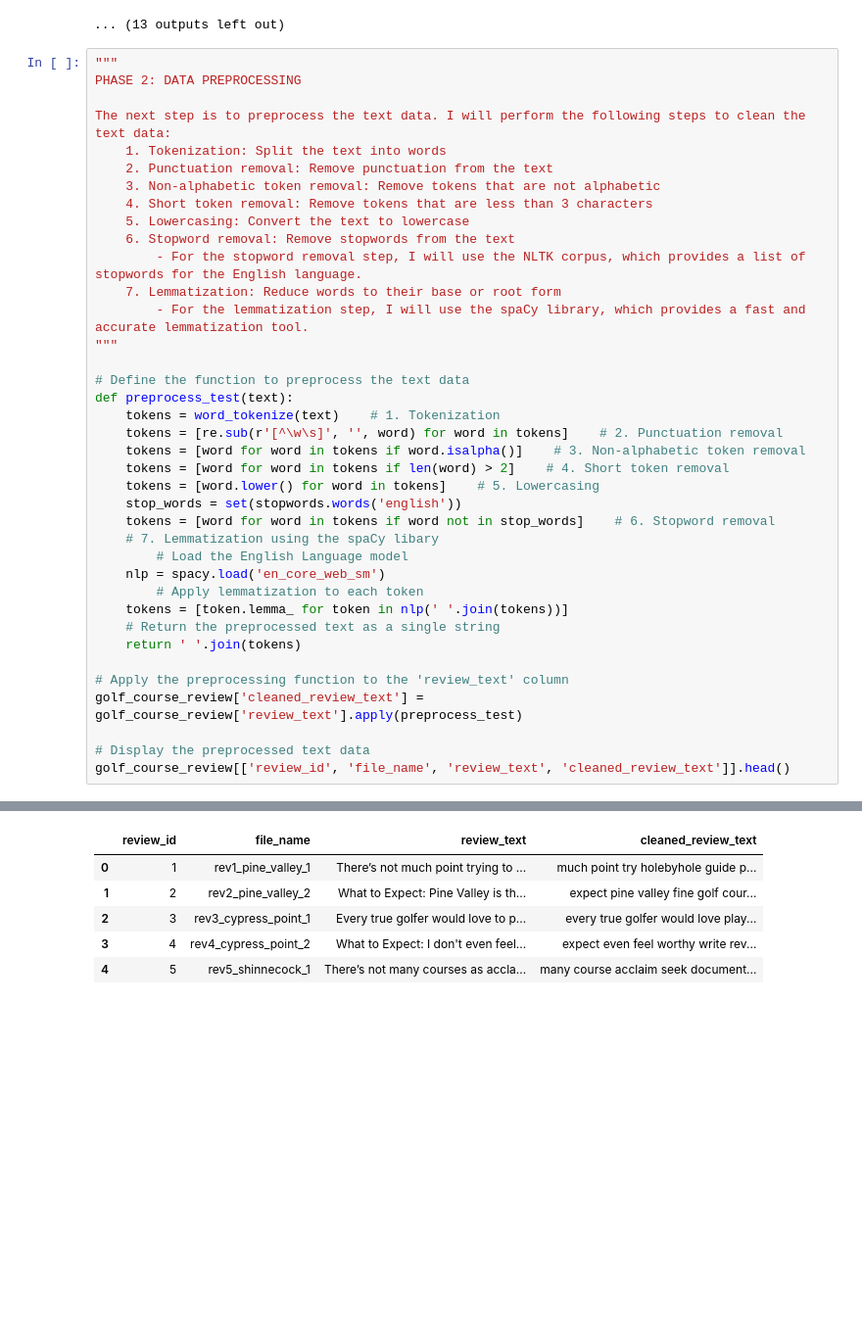
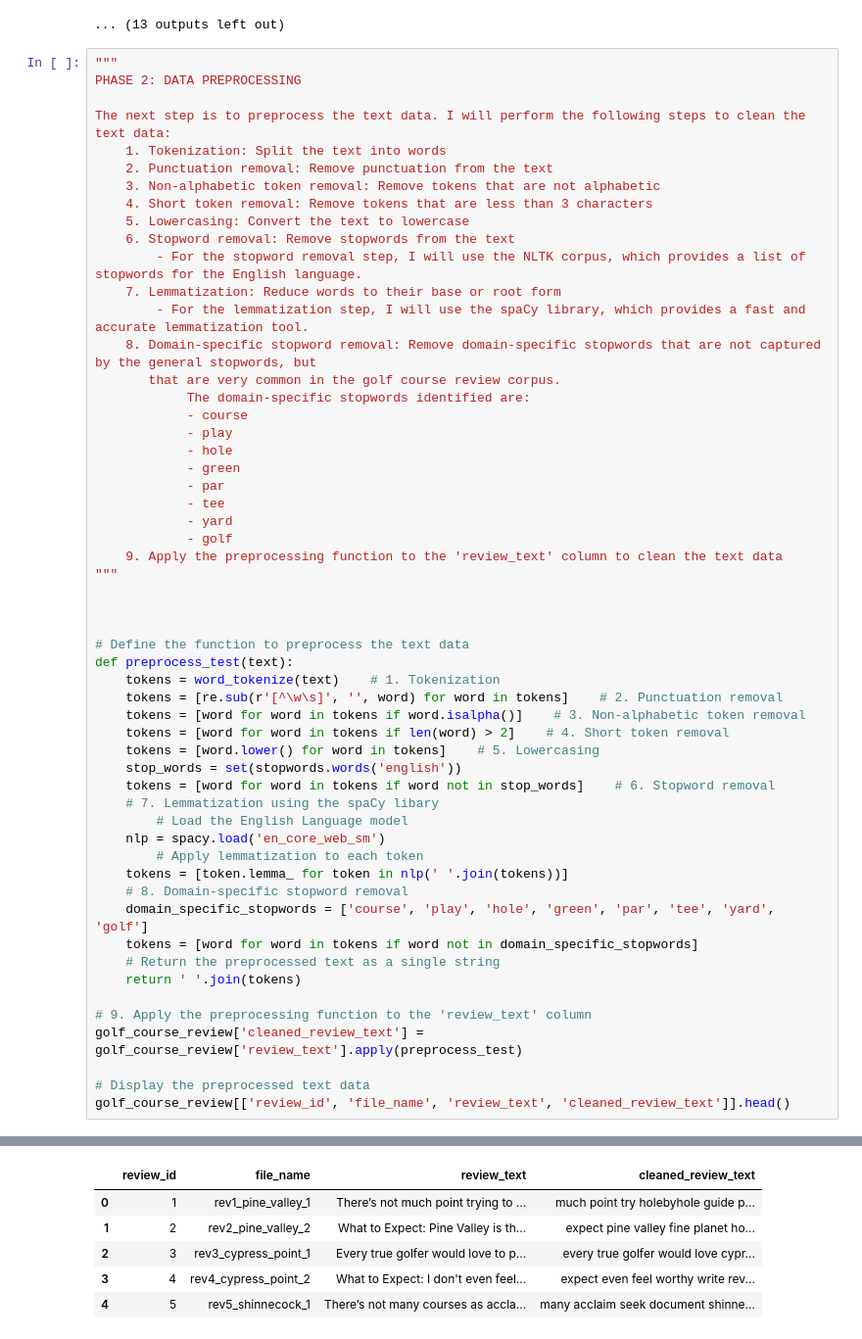
Before and after one commit to stefanjenss/Natural_Language_Processing, a Jupyter notebook: MSDS_453_Term_Project/V1_top_courses_NLP_code.ipynb, the cells around one changed output, grey strips where cells are left out. Shown at 98% size. Drawn from its saved outputs; the diff is of its cells as text; blank space fills up the shorter version.

```diff
--- a/MSDS_453_Term_Project/V1_top_courses_NLP_code.ipynb
+++ b/MSDS_453_Term_Project/V1_top_courses_NLP_code.ipynb
@@ -196,7 +198,21 @@ The next step is to preprocess the text data. I will perform the following steps
         - For the stopword removal step, I will use the NLTK corpus, which provides a list of stopwords for the English language.
     7. Lemmatization: Reduce words to their base or root form
         - For the lemmatization step, I will use the spaCy library, which provides a fast and accurate lemmatization tool.
+    8. Domain-specific stopword removal: Remove domain-specific stopwords that are not captured by the general stopwords, but
+       that are very common in the golf course review corpus.
+            The domain-specific stopwords identified are:
+            - course
+            - play
+            - hole
+            - green
+            - par
+            - tee
+            - yard
+            - golf
+    9. Apply the preprocessing function to the 'review_text' column to clean the text data
 """
+
+
 
 # Define the function to preprocess the text data
 def preprocess_test(text):
@@ -212,10 +228,13 @@ def preprocess_test(text):
     nlp = spacy.load('en_core_web_sm')
         # Apply lemmatization to each token
     tokens = [token.lemma_ for token in nlp(' '.join(tokens))]
+    # 8. Domain-specific stopword removal
+    domain_specific_stopwords = ['course', 'play', 'hole', 'green', 'par', 'tee', 'yard', 'golf']
+    tokens = [word for word in tokens if word not in domain_specific_stopwords]
     # Return the preprocessed text as a single string
     return ' '.join(tokens)
 
-# Apply the preprocessing function to the 'review_text' column
+# 9. Apply the preprocessing function to the 'review_text' column
 golf_course_review['cleaned_review_text'] = golf_course_review['review_text'].apply(preprocess_test)
 
 # Display the preprocessed text data
@@ -225,9 +244,9 @@ golf_course_review[['review_id', 'file_name', 'review_text', 'cleaned_review_tex
 |  | review_id | file_name | review_text | cleaned_review_text |
 | 0 | 1 | rev1_pine_valley_1 | There’s not much point trying to ... | much point try holebyhole guide p... |
-| 1 | 2 | rev2_pine_valley_2 | What to Expect: Pine Valley is th... | expect pine valley fine golf cour... |
-| 2 | 3 | rev3_cypress_point_1 | Every true golfer would love to p... | every true golfer would love play... |
+| 1 | 2 | rev2_pine_valley_2 | What to Expect: Pine Valley is th... | expect pine valley fine planet ho... |
+| 2 | 3 | rev3_cypress_point_1 | Every true golfer would love to p... | every true golfer would love cypr... |
 | 3 | 4 | rev4_cypress_point_2 | What to Expect: I don't even feel... | expect even feel worthy write rev... |
-| 4 | 5 | rev5_shinnecock_1 | There’s not many courses as accla... | many course acclaim seek document... |
+| 4 | 5 | rev5_shinnecock_1 | There’s not many courses as accla... | many acclaim seek document shinne... |
 # %%
 from sklearn.metrics import silhouette_score
 """
```
Also changed, not shown: parts of 12 cells of this notebook, 1 other file.
